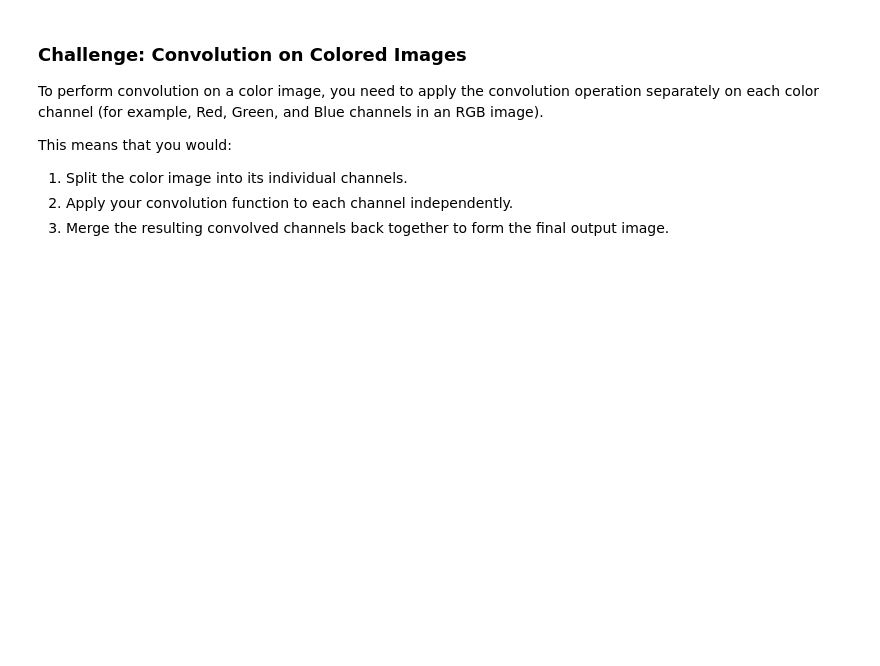
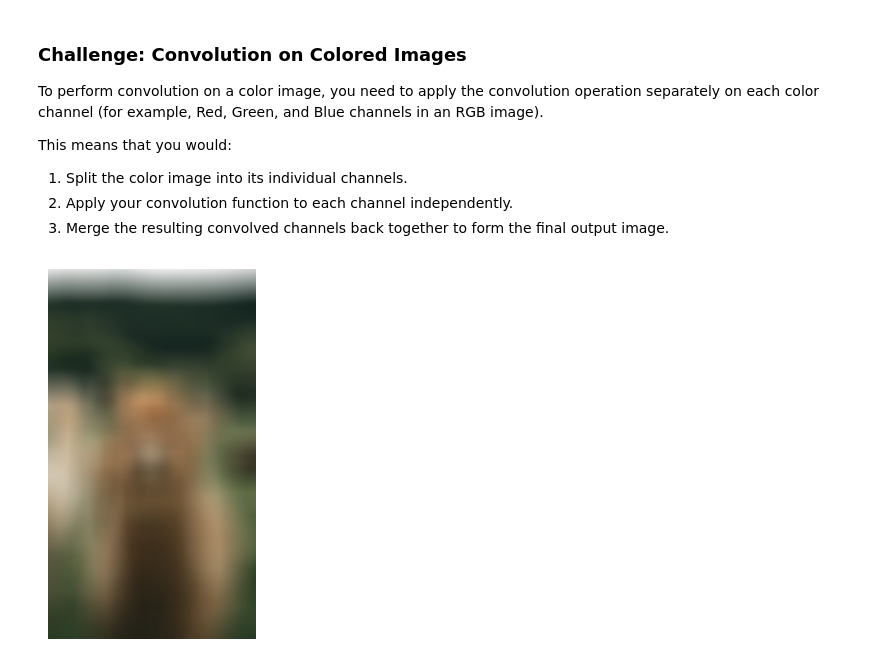
Before and after one commit to Vardan2009/Discover-Comp-Photo, a Jupyter notebook: 02-Conv/conv_intro.ipynb, the cells around one changed output. Saved outputs shown, nothing was run; the diff lists cells and outputs as text; code cells hidden in the pictures; blank space fills up the shorter version.

```diff
--- a/02-Conv/conv_intro.ipynb
+++ b/02-Conv/conv_intro.ipynb
@@ -160,12 +196,37 @@ This means that you would:
 # %%
 # Challenge Code Here
 
-def conv_image(img, kernel, edge_behavior='black'):
+img_color = cv2.imread('images/llama.jpg')
+
+def conv_image_all(img, kernel, edge_behavior='black'):
     """
     Apply a convolution with the kernel K onto the image patch.
     Handles two edge cases: outside pixels are black, and outside pixels are extended.
     Update: Now supports both grayscale (2D) and color (3D) images.
     """
     if edge_behavior not in ['black', 'extend']:
         raise ValueError("Invalid edge behavior. Must be 'black' or 'extend'.")
-    pass
+
+    if len(img.shape) == 3 and img.shape[2] == 3:
+        R = img[:, :, 0]
+        G = img[:, :, 1]
+        B = img[:, :, 2]
+
+        newR = conv_image(R, kernel, edge_behavior).astype(np.uint8)
+        newG = conv_image(G, kernel, edge_behavior).astype(np.uint8)
+        newB = conv_image(B, kernel, edge_behavior).astype(np.uint8)
+
+        img_recombined = np.stack((newB, newG, newR), axis=2)
+
+        return img_recombined
+    else:
+        return conv_image(img, kernel, edge_behavior)
+
+blur_intensity = 100
+blur_rgb = conv_image_all(img_color, np.ones((blur_intensity,blur_intensity), dtype=np.float32) / (blur_intensity ** 2), edge_behavior='extend')
+
+plt.imshow(blur_rgb)
+plt.axis('off')
+plt.show()
+# %% [output]
+[figure, added]
```
Also changed, not shown: parts of 3 cells of this notebook, 2 other files.
